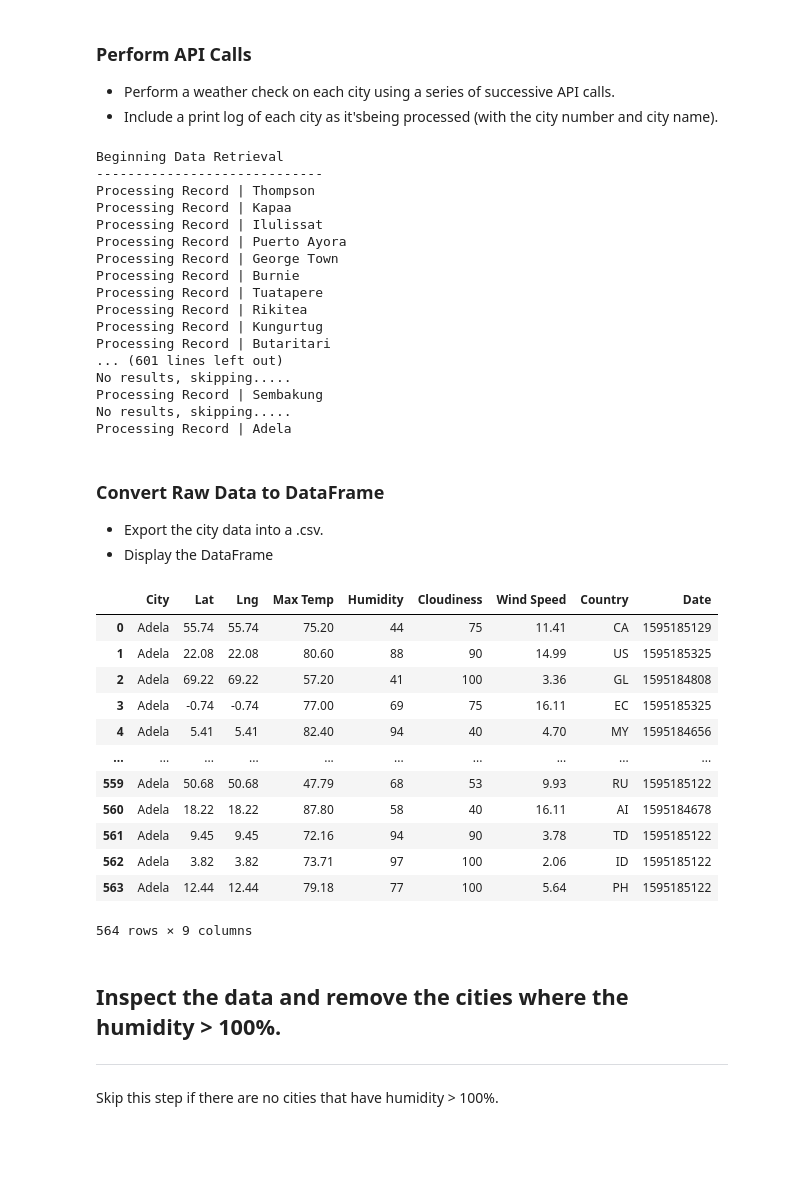
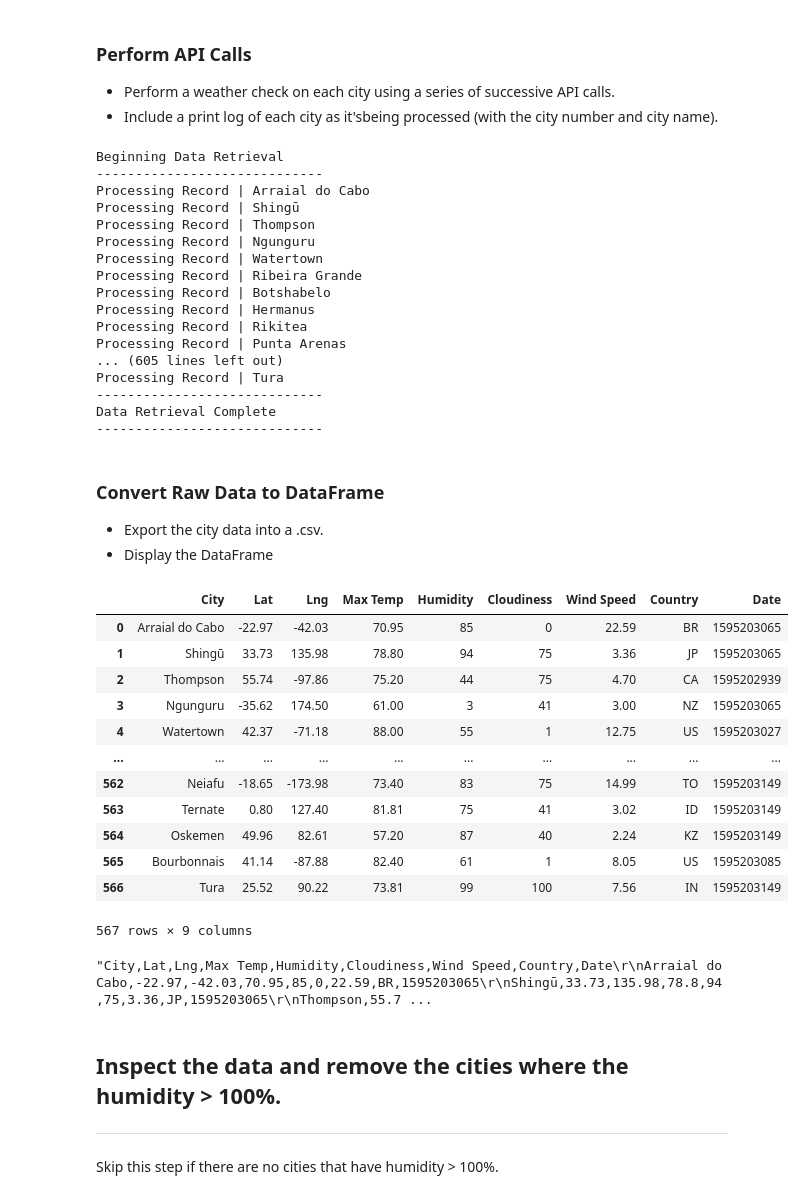
Before and after one commit to markhirsch91/python-api-challenge-old, a Jupyter notebook: WeatherPy/WeatherPy.ipynb, the cells around one changed output. Saved outputs shown, nothing was run; the diff lists cells and outputs as text; code cells hidden in the pictures; blank space fills up the shorter version.

```diff
--- a/WeatherPy/WeatherPy.ipynb
+++ b/WeatherPy/WeatherPy.ipynb
@@ -101,21 +103,19 @@ date = []
 print("Beginning Data Retrieval")
 print("-----------------------------")
 
-
-
 for city in cities:
     try:
         response = requests.get(f"{query_url}&q={city}").json()
         city_name_data.append(response["name"])
         lat_list.append(response["coord"]["lat"])
-        lng_list.append(response["coord"]["lat"])
+        lng_list.append(response["coord"]["lon"])
         max_temp.append(response["main"]["temp_max"])
         humidity.append(response["main"]["humidity"])
         cloudiness.append(response["clouds"]["all"])
         wind_speed.append(response["wind"]["speed"])
         country.append(response["sys"]["country"])
         date.append(response["dt"])
-        city_print=response["name"]
+        city_print=(response["name"])
         print(f"Processing Record | {city_print}")
     except:
         print("No results, skipping.....")
@@ -127,53 +127,70 @@ print("-----------------------------")
 # %% [output]
 Beginning Data Retrieval
 -----------------------------
+Processing Record | Arraial do Cabo
+Processing Record | Shingū
 Processing Record | Thompson
-Processing Record | Kapaa
-Processing Record | Ilulissat
-Processing Record | Puerto Ayora
-Processing Record | George Town
-Processing Record | Burnie
-Processing Record | Tuatapere
+Processing Record | Ngunguru
+Processing Record | Watertown
+Processing Record | Ribeira Grande
+Processing Record | Botshabelo
+Processing Record | Hermanus
 Processing Record | Rikitea
-Processing Record | Kungurtug
-Processing Record | Butaritari
-... (601 lines left out)
-No results, skipping.....
-Processing Record | Sembakung
-No results, skipping.....
-Processing Record | Adela
+Processing Record | Punta Arenas
+... (605 lines left out)
+Processing Record | Tura
+-----------------------------
+Data Retrieval Complete
+-----------------------------
 # %% [markdown]
 ### Convert Raw Data to DataFrame
 * Export the city data into a .csv.
 * Display the DataFrame
 # %%
-weatherdata_df = pd.DataFrame({"City":city_print,
+# weatherdata_df = pd.DataFrame({"City":city_name_data,
+#                                "Lat": lat_list,
+#                                "Lng": lng_list,
+#                                "Max Temp": max_temp,
+#                                "Humidity": humidity,
+#                                "Cloudiness":cloudiness,
+#                                "Wind Speed": wind_speed,
+#                                "Country": country,
+#                                "Date":date})
+# weatherdata_df
+
+
+weather_dictionary_list = ({"City":city_name_data,
                                "Lat": lat_list,
                                "Lng": lng_list,
                                "Max Temp": max_temp,
                                "Humidity": humidity,
                                "Cloudiness":cloudiness,
                                "Wind Speed": wind_speed,
                                "Country": country,
                                "Date":date})
 
+weather_life_df = pd.DataFrame(weather_dictionary_list)
 
 
-weatherdata_df
+weather_life_df
 # %% [output]
 |  | City | Lat | Lng | Max Temp | Humidity | Cloudiness | Wind Speed | Country | Date |
-| 0 | Adela | 55.74 | 55.74 | 75.20 | 44 | 75 | 11.41 | CA | 1595185129 |
-| 1 | Adela | 22.08 | 22.08 | 80.60 | 88 | 90 | 14.99 | US | 1595185325 |
-| 2 | Adela | 69.22 | 69.22 | 57.20 | 41 | 100 | 3.36 | GL | 1595184808 |
-| 3 | Adela | -0.74 | -0.74 | 77.00 | 69 | 75 | 16.11 | EC | 1595185325 |
-| 4 | Adela | 5.41 | 5.41 | 82.40 | 94 | 40 | 4.70 | MY | 1595184656 |
+| 0 | Arraial do Cabo | -22.97 | -42.03 | 70.95 | 85 | 0 | 22.59 | BR | 1595203065 |
+| 1 | Shingū | 33.73 | 135.98 | 78.80 | 94 | 75 | 3.36 | JP | 1595203065 |
+| 2 | Thompson | 55.74 | -97.86 | 75.20 | 44 | 75 | 4.70 | CA | 1595202939 |
+| 3 | Ngunguru | -35.62 | 174.50 | 61.00 | 3 | 41 | 3.00 | NZ | 1595203065 |
+| 4 | Watertown | 42.37 | -71.18 | 88.00 | 55 | 1 | 12.75 | US | 1595203027 |
 | ... | ... | ... | ... | ... | ... | ... | ... | ... | ... |
-| 559 | Adela | 50.68 | 50.68 | 47.79 | 68 | 53 | 9.93 | RU | 1595185122 |
-| 560 | Adela | 18.22 | 18.22 | 87.80 | 58 | 40 | 16.11 | AI | 1595184678 |
-| 561 | Adela | 9.45 | 9.45 | 72.16 | 94 | 90 | 3.78 | TD | 1595185122 |
-| 562 | Adela | 3.82 | 3.82 | 73.71 | 97 | 100 | 2.06 | ID | 1595185122 |
-| 563 | Adela | 12.44 | 12.44 | 79.18 | 77 | 100 | 5.64 | PH | 1595185122 |
+| 562 | Neiafu | -18.65 | -173.98 | 73.40 | 83 | 75 | 14.99 | TO | 1595203149 |
+| 563 | Ternate | 0.80 | 127.40 | 81.81 | 75 | 41 | 3.02 | ID | 1595203149 |
+| 564 | Oskemen | 49.96 | 82.61 | 57.20 | 87 | 40 | 2.24 | KZ | 1595203149 |
+| 565 | Bourbonnais | 41.14 | -87.88 | 82.40 | 61 | 1 | 8.05 | US | 1595203085 |
+| 566 | Tura | 25.52 | 90.22 | 73.81 | 99 | 100 | 7.56 | IN | 1595203149 |
-564 rows × 9 columns
+567 rows × 9 columns
+# %%
+weather_life_df.to_csv(index=False)
+# %% [output]
+"City,Lat,Lng,Max Temp,Humidity,Cloudiness,Wind Speed,Country,Date\r\nArraial do Cabo,-22.97,-42.03,70.95,85,0,22.59,BR,1595203065\r\nShingū,33.73,135.98,78.8,94,75,3.36,JP,1595203065\r\nThompson,55.7 ...
 # %% [markdown]
 ## Inspect the data and remove the cities where the humidity > 100%.
 ----
```
Also changed, not shown: parts of 3 cells of this notebook, 1 other file.
